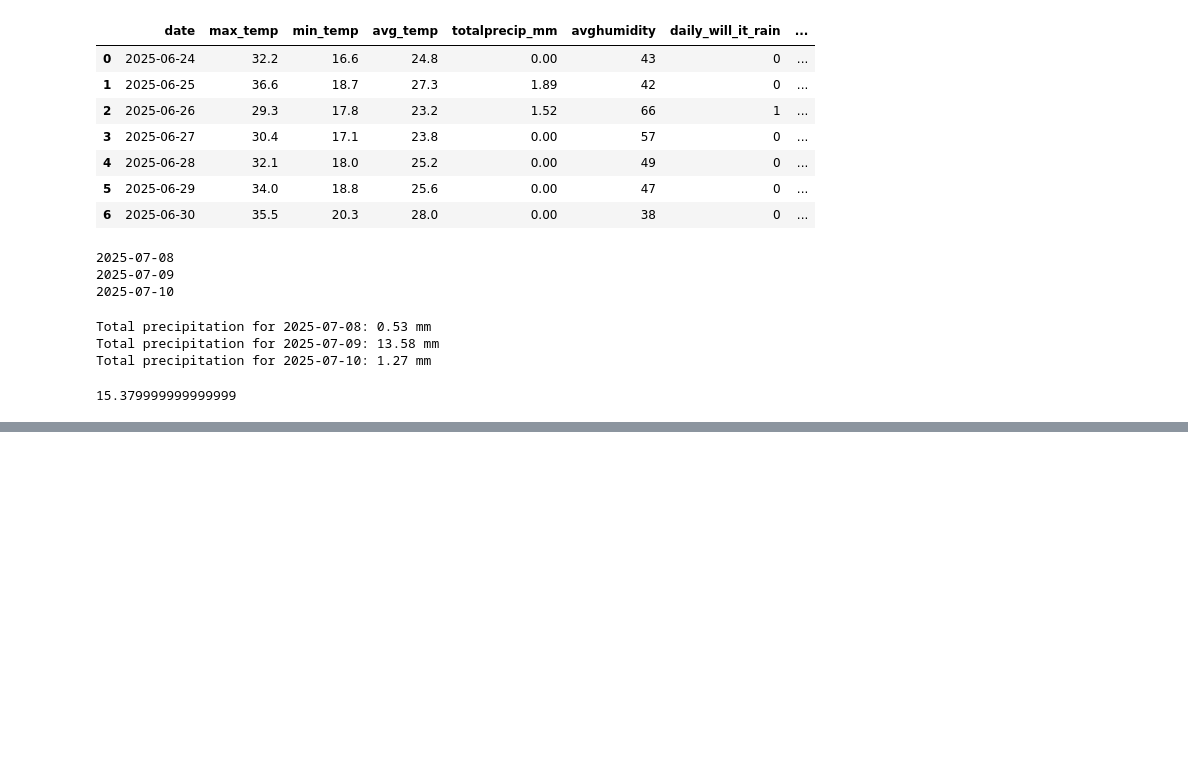
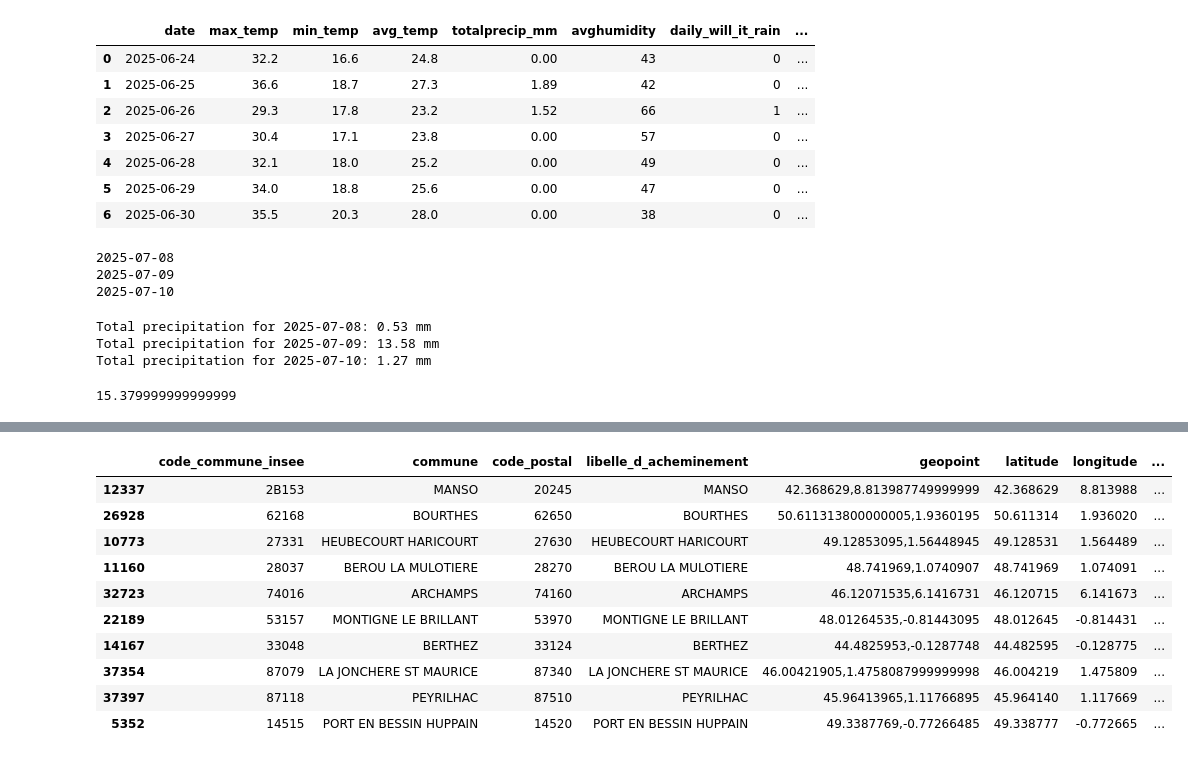
Before and after one commit to Jean-Patrick-Alcolea/Projet-3, a Jupyter notebook: notebooks/test_api.ipynb, the cells around one changed output, grey strips where cells are left out. Saved outputs shown, nothing was run; the diff lists cells and outputs as text; code cells hidden in the pictures; blank space fills up the shorter version.

```diff
--- a/notebooks/test_api.ipynb
+++ b/notebooks/test_api.ipynb
@@ -158,0 +257,14 @@ total_precipitation
+# %%
+df_merged.sample(10)
+# %% [output]
+|  | code_commune_insee | commune | code_postal | libelle_d_acheminement | geopoint | latitude | longitude | ... |
+| 12337 | 2B153 | MANSO | 20245 | MANSO | 42.368629,8.813987749999999 | 42.368629 | 8.813988 | ... |
+| 26928 | 62168 | BOURTHES | 62650 | BOURTHES | 50.611313800000005,1.9360195 | 50.611314 | 1.936020 | ... |
+| 10773 | 27331 | HEUBECOURT HARICOURT | 27630 | HEUBECOURT HARICOURT | 49.12853095,1.56448945 | 49.128531 | 1.564489 | ... |
+| 11160 | 28037 | BEROU LA MULOTIERE | 28270 | BEROU LA MULOTIERE | 48.741969,1.0740907 | 48.741969 | 1.074091 | ... |
+| 32723 | 74016 | ARCHAMPS | 74160 | ARCHAMPS | 46.12071535,6.1416731 | 46.120715 | 6.141673 | ... |
+| 22189 | 53157 | MONTIGNE LE BRILLANT | 53970 | MONTIGNE LE BRILLANT | 48.01264535,-0.81443095 | 48.012645 | -0.814431 | ... |
+| 14167 | 33048 | BERTHEZ | 33124 | BERTHEZ | 44.4825953,-0.1287748 | 44.482595 | -0.128775 | ... |
+| 37354 | 87079 | LA JONCHERE ST MAURICE | 87340 | LA JONCHERE ST MAURICE | 46.00421905,1.4758087999999998 | 46.004219 | 1.475809 | ... |
+| 37397 | 87118 | PEYRILHAC | 87510 | PEYRILHAC | 45.96413965,1.11766895 | 45.964140 | 1.117669 | ... |
+| 5352 | 14515 | PORT EN BESSIN HUPPAIN | 14520 | PORT EN BESSIN HUPPAIN | 49.3387769,-0.77266485 | 49.338777 | -0.772665 | ... |
```
Also changed, not shown: parts of 15 cells of this notebook, 1 other file.
